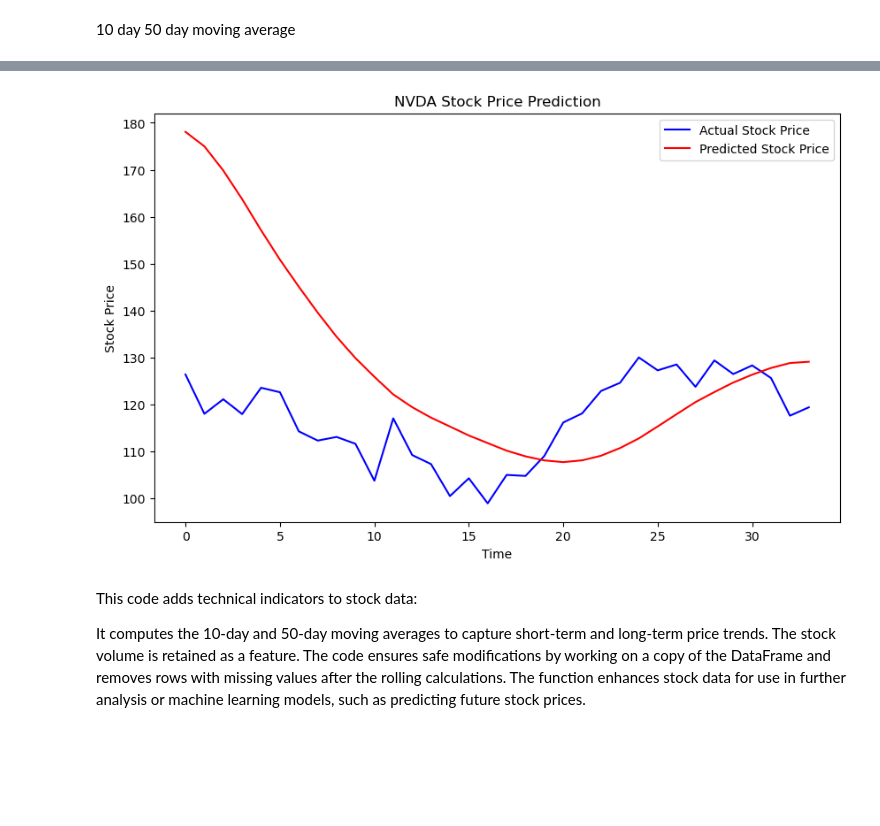
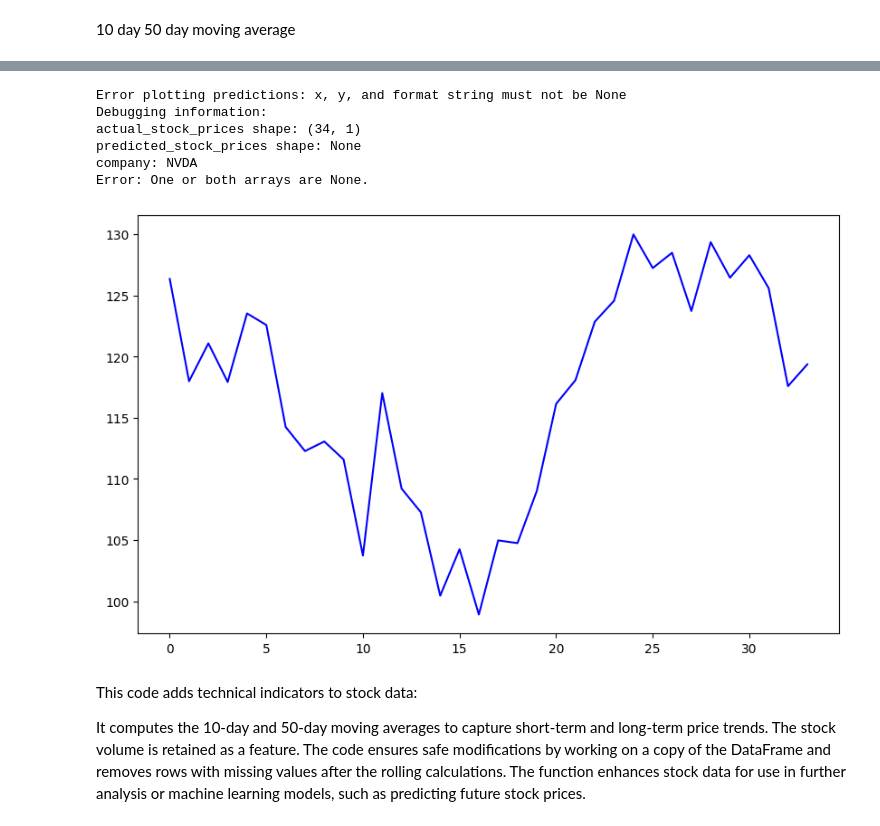
Before and after one commit to ReccaS/Intelligent-Stock-Prediction, a Jupyter notebook: Stock Prediction.ipynb, the cells around one changed output, grey strips where cells are left out. Drawn from its saved outputs; the diff is of its cells as text; code cells hidden in the pictures; blank space fills up the shorter version.

```diff
--- a/Stock Prediction.ipynb
+++ b/Stock Prediction.ipynb
@@ -620,9 +638,18 @@ Epoch 20/20
 # Preprocess test data
 total_data = pd.concat((training_data, testing_data), axis=0)
 test_inputs = total_data[len(total_data) - len(testing_data) - time_step:].values
-test_inputs_scaled = scaler.transform(test_inputs)
+
+# Separate 'Close' and 'Volume' columns
+test_inputs_close = test_inputs[:, 0].reshape(-1, 1)  # Assuming 'Close' is the first column
+test_inputs_volume = test_inputs[:, 1].reshape(-1, 1)  # Assuming 'Volume' is the second column
+
+# Scale 'Close' prices
+test_inputs_close_scaled = scaler.transform(test_inputs_close)
+
+# Combine scaled 'Close' prices with original 'Volume' data
+test_inputs_scaled = np.hstack((test_inputs_close_scaled, test_inputs_volume))
 
 X_test = []
 for i in range(time_step, len(test_inputs_scaled)):
-        X_test.append(test_inputs_scaled[i - time_step:i])
+    X_test.append(test_inputs_scaled[i-time_step:i])
 X_test = np.array(X_test)
@@ -635,11 +736,33 @@ predicted_stock_prices = scaler.inverse_transform(predicted_stock_prices)[:, 0]
 # %%
   # Get actual stock prices for comparison
 actual_stock_prices = testing_data['Close'].values
-# %%
- # Plot the results
-plot_predictions(actual_stock_prices, predicted_stock_prices, company)
-# %% [output]
-[figure, removed]
+# %%
+ # Plot the results
+try:
+    plot_predictions(actual_stock_prices, predicted_stock_prices, company)
+except ValueError as e:
+    print(f"Error plotting predictions: {e}")
+    print("Debugging information:")
+    print(f"actual_stock_prices shape: {actual_stock_prices.shape if actual_stock_prices is not None else 'None'}")
+    print(f"predicted_stock_prices shape: {predicted_stock_prices.shape if predicted_stock_prices is not None else 'None'}")
+    print(f"company: {company}")
+
+    # Check if the arrays are not None and have the same length
+    if actual_stock_prices is not None and predicted_stock_prices is not None:
+        if len(actual_stock_prices) != len(predicted_stock_prices):
+            print("Error: Mismatch in array lengths.")
+            print(f"actual_stock_prices length: {len(actual_stock_prices)}")
+            print(f"predicted_stock_prices length: {len(predicted_stock_prices)}")
+    else:
+        print("Error: One or both arrays are None.")
+# %% [output]
+Error plotting predictions: x, y, and format string must not be None
+Debugging information:
+actual_stock_prices shape: (34, 1)
+predicted_stock_prices shape: None
+company: NVDA
+Error: One or both arrays are None.
+[figure, added]
 # %% [markdown]
 This code adds technical indicators to stock data:
 
```
Also changed, not shown: parts of 29 cells of this notebook, 23 other files.
